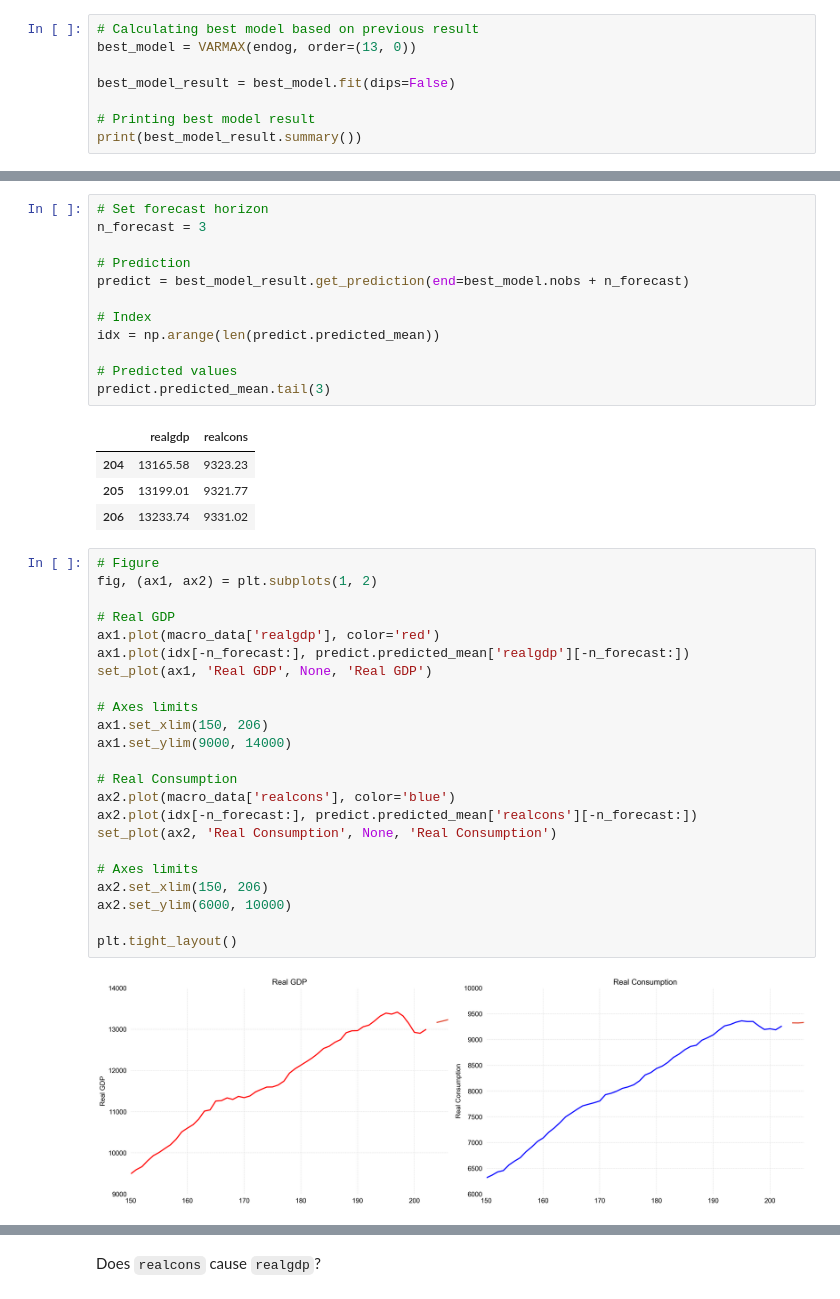
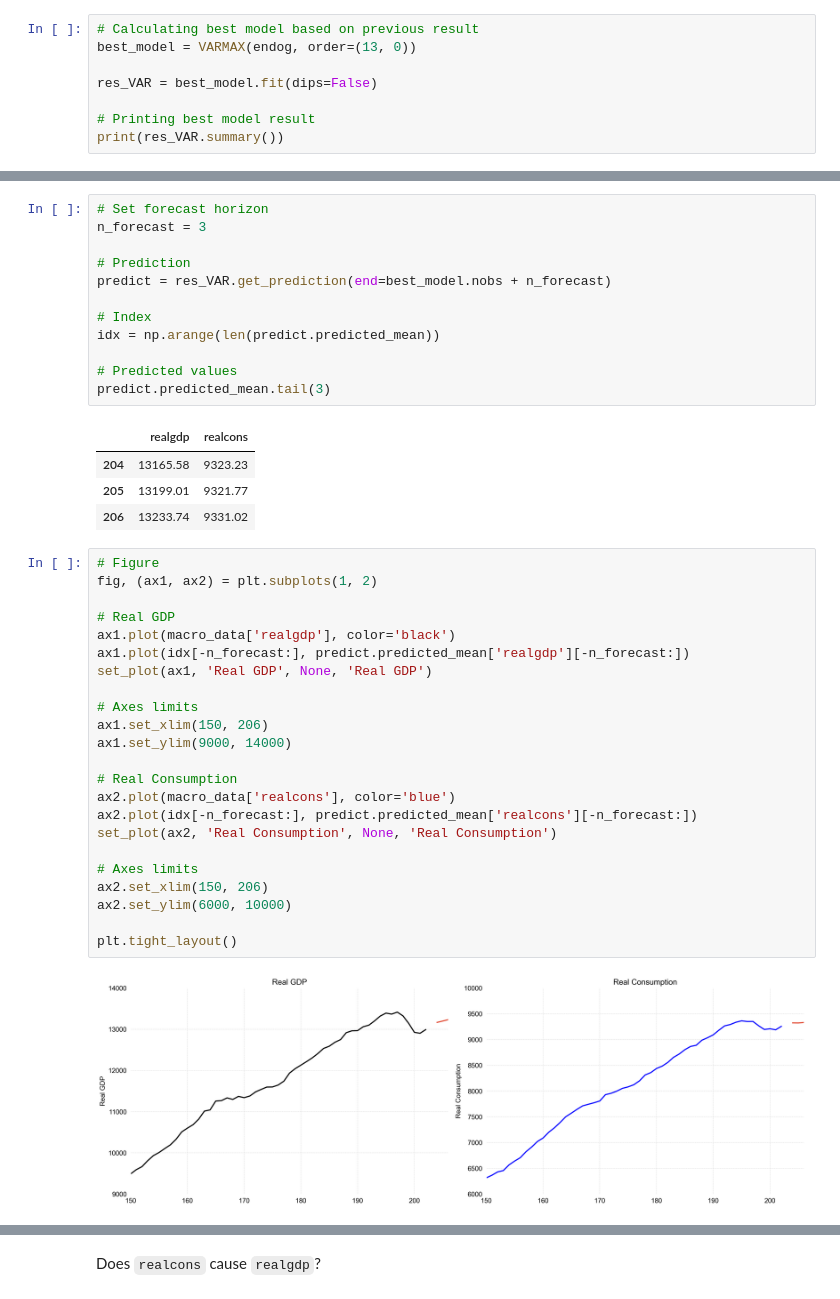
Before and after one commit to caiocasagrande/US_macroeconomic, a Jupyter notebook: notebooks/macroeconomic_varmax_analysis.ipynb, the cells around one changed output, grey strips where cells are left out. Cells and saved outputs as stored; diff of their text form.

```diff
--- a/notebooks/macroeconomic_varmax_analysis.ipynb
+++ b/notebooks/macroeconomic_varmax_analysis.ipynb
@@ -221,10 +280,10 @@ result_df
 # Calculating best model based on previous result
 best_model = VARMAX(endog, order=(13, 0))
 
-best_model_result = best_model.fit(dips=False)
+res_VAR = best_model.fit(dips=False)
 
 # Printing best model result
-print(best_model_result.summary())
+print(res_VAR.summary())
 # %% [output]
                               Statespace Model Results
 ===================================================================================
@@ -267,7 +326,7 @@ plt.tight_layout()
 n_forecast = 3
 
 # Prediction
-predict = best_model_result.get_prediction(end=best_model.nobs + n_forecast)
+predict = res_VAR.get_prediction(end=best_model.nobs + n_forecast)
 
 # Index
 idx = np.arange(len(predict.predicted_mean))
@@ -282,26 +341,26 @@ predict.predicted_mean.tail(3)
 # %%
 # Figure
 fig, (ax1, ax2) = plt.subplots(1, 2)
 
 # Real GDP
-ax1.plot(macro_data['realgdp'], color='red')
+ax1.plot(macro_data['realgdp'], color='black')
 ax1.plot(idx[-n_forecast:], predict.predicted_mean['realgdp'][-n_forecast:])
 set_plot(ax1, 'Real GDP', None, 'Real GDP')
 
 # Axes limits
 ax1.set_xlim(150, 206)
 ax1.set_ylim(9000, 14000)
 
 # Real Consumption
 ax2.plot(macro_data['realcons'], color='blue')
 ax2.plot(idx[-n_forecast:], predict.predicted_mean['realcons'][-n_forecast:])
 set_plot(ax2, 'Real Consumption', None, 'Real Consumption')
 
 # Axes limits
 ax2.set_xlim(150, 206)
 ax2.set_ylim(6000, 10000)
 
 plt.tight_layout()
 # %% [output]
-[figure, old version]
+[figure, new version]
 # %% [markdown]
```
Also changed, not shown: parts of 28 cells of this notebook.
